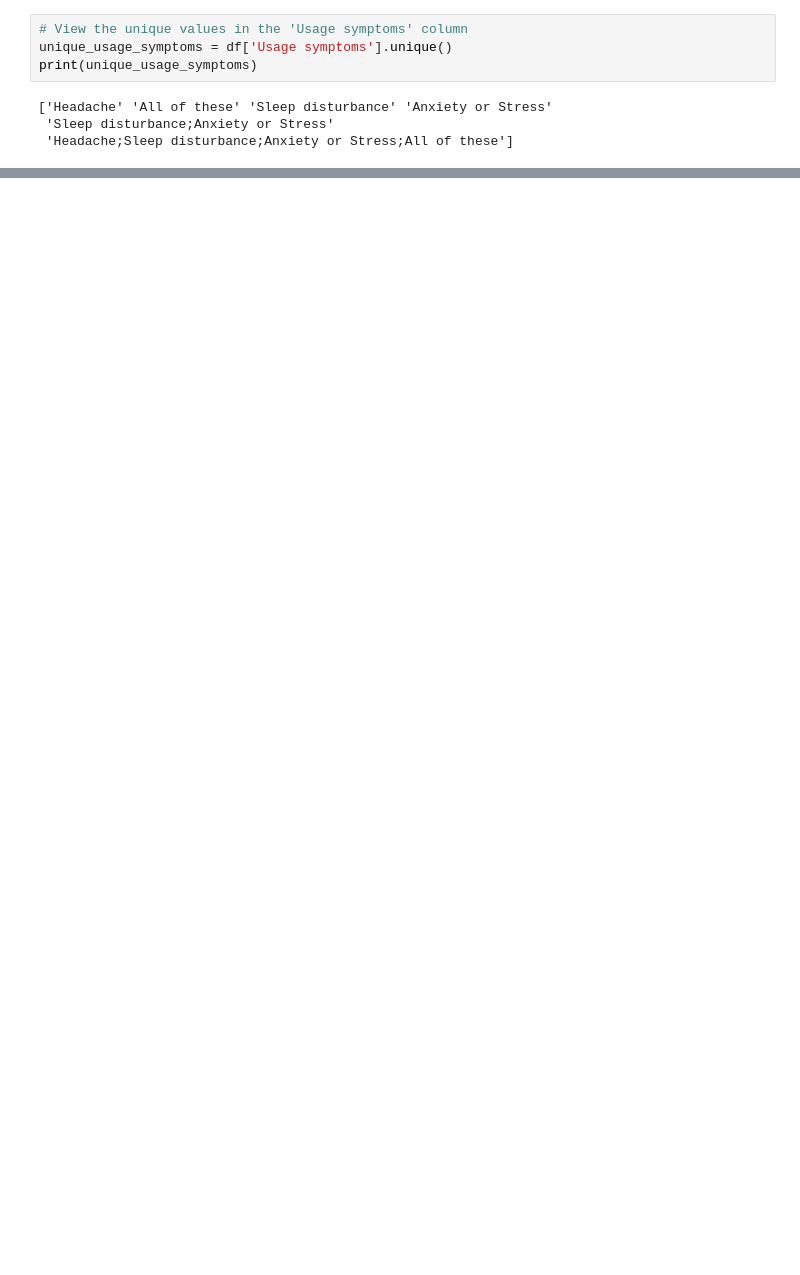
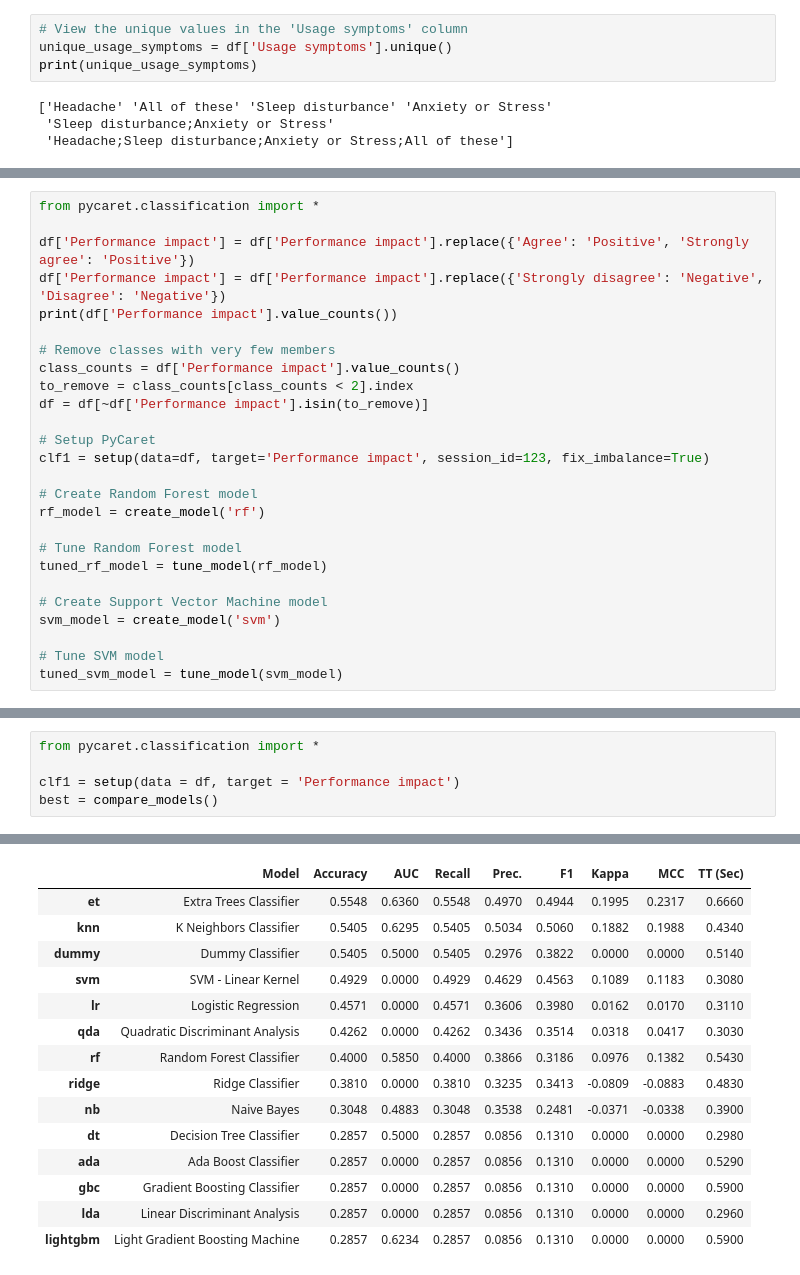
Before and after one commit to HannahSRaju/ITCS6162_Group8, a Jupyter notebook: ITCS6162_Group8.ipynb, the cells around one changed output, grey strips where cells are left out. Cells and saved outputs as stored; diff of their text form; blank space fills up the shorter version.

```diff
--- a/ITCS6162_Group8.ipynb
+++ b/ITCS6162_Group8.ipynb
@@ -253,0 +620,26 @@ plt.show()
+# %%
+from pycaret.classification import *
+
+df['Performance impact'] = df['Performance impact'].replace({'Agree': 'Positive', 'Strongly agree': 'Positive'})
+df['Performance impact'] = df['Performance impact'].replace({'Strongly disagree': 'Negative', 'Disagree': 'Negative'})
+print(df['Performance impact'].value_counts())
+
+# Remove classes with very few members
+class_counts = df['Performance impact'].value_counts()
+to_remove = class_counts[class_counts < 2].index
+df = df[~df['Performance impact'].isin(to_remove)]
+
+# Setup PyCaret
+clf1 = setup(data=df, target='Performance impact', session_id=123, fix_imbalance=True)
+
+# Create Random Forest model
+rf_model = create_model('rf')
+
+# Tune Random Forest model
+tuned_rf_model = tune_model(rf_model)
+
+# Create Support Vector Machine model
+svm_model = create_model('svm')
+
+# Tune SVM model
+tuned_svm_model = tune_model(svm_model)
@@ -253,0 +748,6 @@ plt.show()
+# %%
+from pycaret.classification import *
+
+clf1 = setup(data = df, target = 'Performance impact')
+best = compare_models()
+# %% [output]
@@ -253,0 +772,15 @@ plt.show()
+|  | Model | Accuracy | AUC | Recall | Prec. | F1 | Kappa | MCC | TT (Sec) |
+| et | Extra Trees Classifier | 0.5548 | 0.6360 | 0.5548 | 0.4970 | 0.4944 | 0.1995 | 0.2317 | 0.6660 |
+| knn | K Neighbors Classifier | 0.5405 | 0.6295 | 0.5405 | 0.5034 | 0.5060 | 0.1882 | 0.1988 | 0.4340 |
+| dummy | Dummy Classifier | 0.5405 | 0.5000 | 0.5405 | 0.2976 | 0.3822 | 0.0000 | 0.0000 | 0.5140 |
+| svm | SVM - Linear Kernel | 0.4929 | 0.0000 | 0.4929 | 0.4629 | 0.4563 | 0.1089 | 0.1183 | 0.3080 |
+| lr | Logistic Regression | 0.4571 | 0.0000 | 0.4571 | 0.3606 | 0.3980 | 0.0162 | 0.0170 | 0.3110 |
+| qda | Quadratic Discriminant Analysis | 0.4262 | 0.0000 | 0.4262 | 0.3436 | 0.3514 | 0.0318 | 0.0417 | 0.3030 |
+| rf | Random Forest Classifier | 0.4000 | 0.5850 | 0.4000 | 0.3866 | 0.3186 | 0.0976 | 0.1382 | 0.5430 |
+| ridge | Ridge Classifier | 0.3810 | 0.0000 | 0.3810 | 0.3235 | 0.3413 | -0.0809 | -0.0883 | 0.4830 |
+| nb | Naive Bayes | 0.3048 | 0.4883 | 0.3048 | 0.3538 | 0.2481 | -0.0371 | -0.0338 | 0.3900 |
+| dt | Decision Tree Classifier | 0.2857 | 0.5000 | 0.2857 | 0.0856 | 0.1310 | 0.0000 | 0.0000 | 0.2980 |
+| ada | Ada Boost Classifier | 0.2857 | 0.0000 | 0.2857 | 0.0856 | 0.1310 | 0.0000 | 0.0000 | 0.5290 |
+| gbc | Gradient Boosting Classifier | 0.2857 | 0.0000 | 0.2857 | 0.0856 | 0.1310 | 0.0000 | 0.0000 | 0.5900 |
+| lda | Linear Discriminant Analysis | 0.2857 | 0.0000 | 0.2857 | 0.0856 | 0.1310 | 0.0000 | 0.0000 | 0.2960 |
+| lightgbm | Light Gradient Boosting Machine | 0.2857 | 0.6234 | 0.2857 | 0.0856 | 0.1310 | 0.0000 | 0.0000 | 0.5900 |
```
Also changed, not shown: parts of 23 cells of this notebook.
